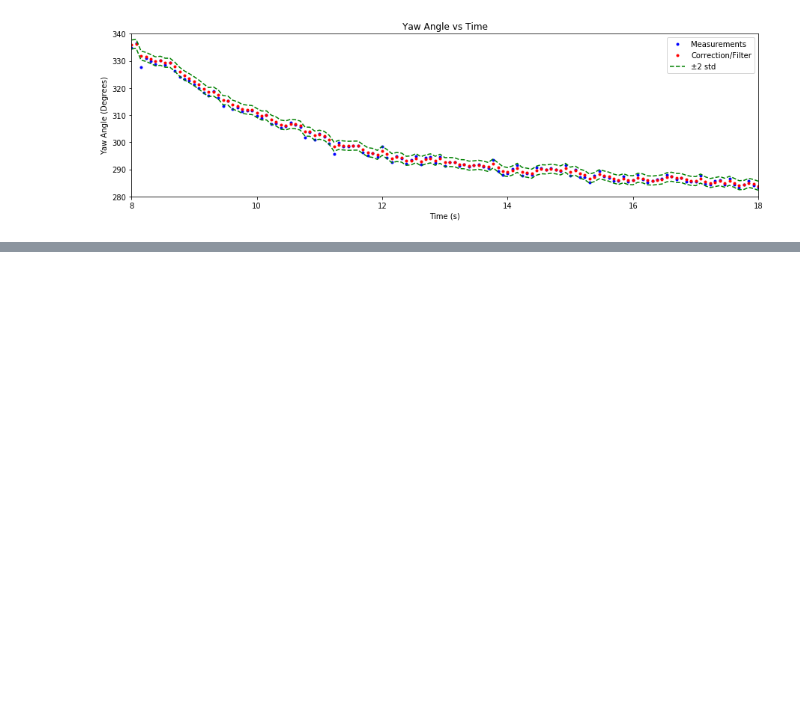
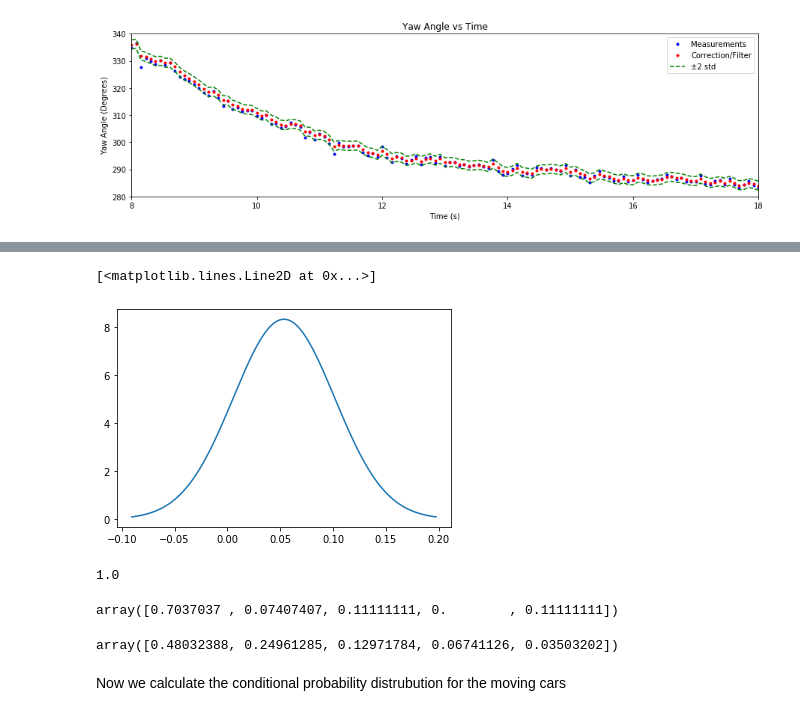
Before and after one commit to clylau/E205_HW2, a Jupyter notebook: hw2.ipynb, the cells around one changed output, grey strips where cells are left out. Saved outputs shown, nothing was run; the diff lists cells and outputs as text; code cells hidden in the pictures; blank space fills up the shorter version.

```diff
--- a/hw2.ipynb
+++ b/hw2.ipynb
@@ -280,0 +360,6 @@ plt.show()
+# %%
+x = np.linspace(-3*std_stopped + mean_stopped, 3*std_stopped + mean_stopped, 1000)
+plt.plot(x, stats.norm.pdf(x, mean_stopped, std_stopped))
+# %% [output]
+[<matplotlib.lines.Line2D at 0x...>]
+[figure, added]
@@ -280,0 +369,19 @@ plt.show()
+# %%
+scale*stats.norm.cdf(0.3, mean_stopped, std_stopped) - scale*stats.norm.cdf(0, mean_stopped, std_stopped)
+# %% [output]
+1.0
+# %%
+counts/np.sum(counts)
+# %% [output]
+array([0.7037037 , 0.07407407, 0.11111111, 0.        , 0.11111111])
+# %%
+#pdf probability estimates over range
+prob_range = np.zeros(len(bins) - 1)
+for i in range(len(bins) - 1):
+    prob_range[i] = stats.expon.cdf(bins[i+1], 0, 1/lambd) - stats.expon.cdf(bins[i], 0, 1/lambd)
+
+prob_range
+# %% [output]
+array([0.48032388, 0.24961285, 0.12971784, 0.06741126, 0.03503202])
+# %% [markdown]
+Now we calculate the conditional probability distrubution for the moving cars
```
Also changed, not shown: parts of 17 cells of this notebook.
